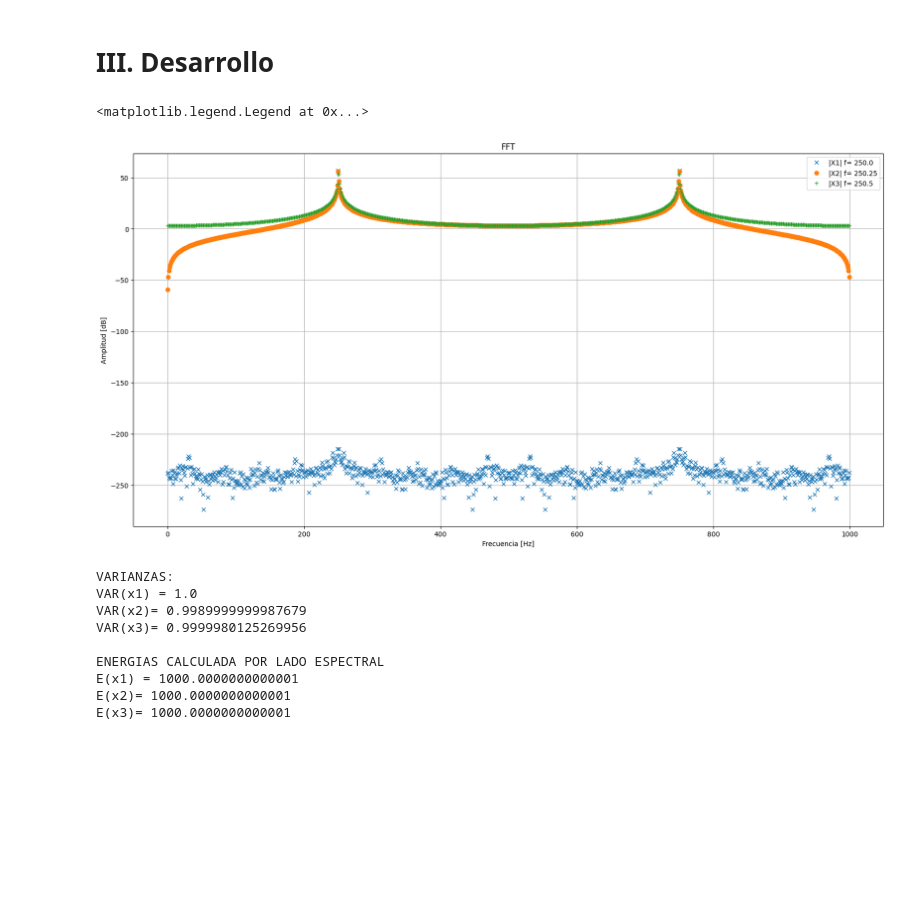
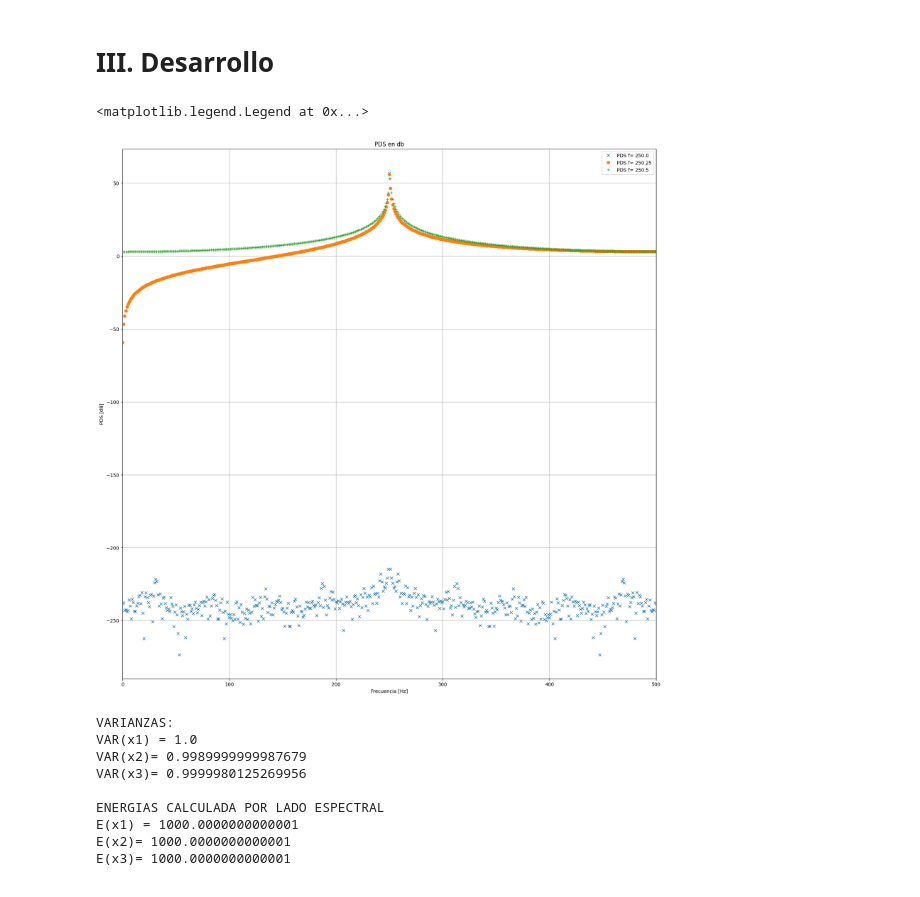
Before and after one commit to LolaPampin07/APS, a Jupyter notebook: TS3 FFT, desparramo, interpolación y ventaneo/TS3.ipynb, the cells around one changed output. Saved outputs shown, nothing was run; the diff lists cells and outputs as text; code cells hidden in the pictures; blank space fills up the shorter version.

```diff
--- a/TS3 FFT, desparramo, interpolación y ventaneo/TS3.ipynb
+++ b/TS3 FFT, desparramo, interpolación y ventaneo/TS3.ipynb
@@ -127,40 +125,44 @@ def sen(ff, nn, amp=np.sqrt(2), dc=0, ph=0, fs=2):
 
 
 t1, x1 = sen(ff=f0[0], nn=N, fs=fs)
 t2, x2 = sen(ff=f0[1], nn=N, fs=fs)
 t3, x3 = sen(ff=f0[2], nn=N, fs=fs)
 
 
 # %%Calculo FFTs
 
 #calculo la transformada, su modulo y su argumento
 X1 = fft(x1)
 X1abs = np.abs(X1)
 X1ang = np.angle(X1)
 
 X2 = fft(x2)
 X2abs = np.abs(X2)
 X2ang = np.angle(X2)
 
 X3 = fft(x3)
 X3abs = np.abs(X3)
 X3ang = np.angle(X3)
 
 
+PDS1 = np.abs(X1)**2
+PDS2 = np.abs(X2)**2
+PDS3 = np.abs(X3)**2
+
 Ff=np.arange(N)*df #mi eje x en hz
-plt.figure(figsize=(20,10))
-plt.plot(Ff, 20*np.log10(X1abs), 'x', label='|X1| f= '+str(f0[0]))
-plt.plot(Ff, 20*np.log10(X2abs), 'o', label='|X2| f= '+str(f0[1]))
-plt.plot(Ff, 20*np.log10(X3abs), '+', label='|X3| f= '+str(f0[2]))
+plt.figure(figsize=(20,20))
+plt.plot(Ff, np.log10(PDS1)*10, 'x', label='PDS f= '+str(f0[0]))
+plt.plot(Ff, np.log10(PDS2)*10, 'o', label='PDS f= '+str(f0[1]))
+plt.plot(Ff, np.log10(PDS3)*10, '+', label='PDS f= '+str(f0[2]))
 plt.xlim([0, fs/2])
-plt.title('FFT')
+plt.title('PDS en db')
 plt.xlabel('Frecuencia [Hz]')
-plt.ylabel('Amplitud [dB]')
+plt.ylabel('PDS [dB]')
 plt.grid()
 plt.legend()
 # %% [output]
 <matplotlib.legend.Legend at 0x...>
-[figure, old version]
+[figure, new version]
 # %%
 # %% Parseval
 
```
Also changed, not shown: parts of 3 cells of this notebook, 1 other file.
